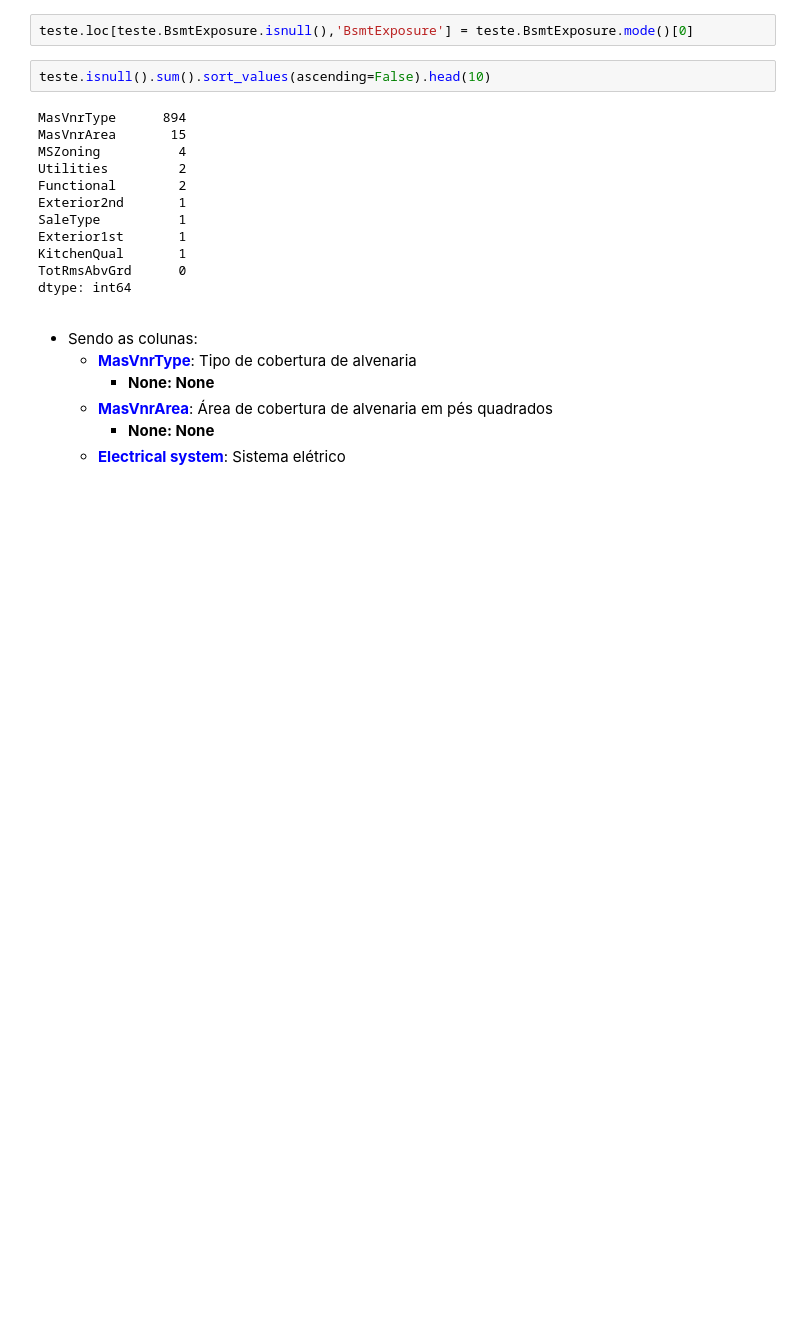
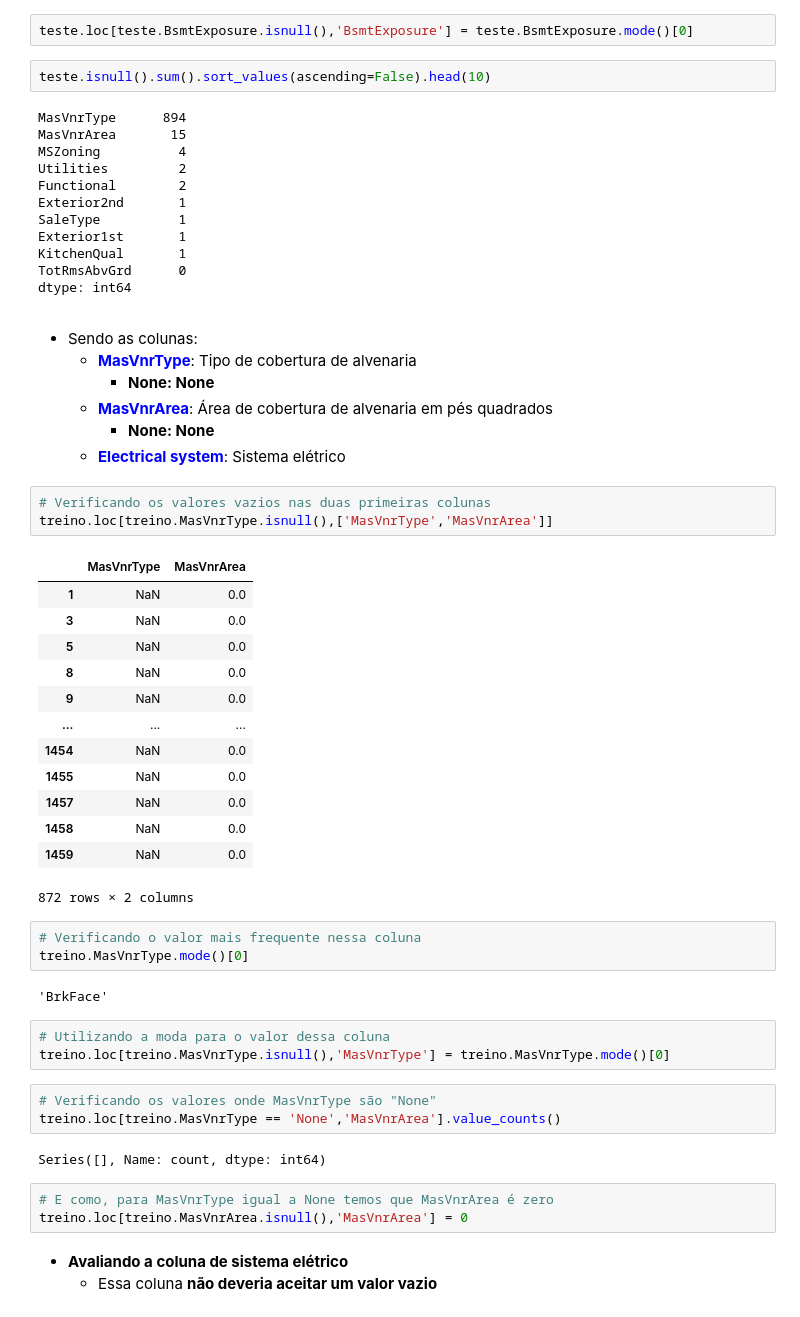
Before and after one commit to BraulioHermanson/Projeto_Housing_Avancado, a Jupyter notebook: Kagle_housing_limpeza.ipynb, the cells around one changed output. Drawn from its saved outputs; the diff is of its cells as text; blank space fills up the shorter version.

```diff
--- a/Kagle_housing_limpeza.ipynb
+++ b/Kagle_housing_limpeza.ipynb
@@ -679,3 +679,39 @@ dtype: int64
     - **<font color='blue'>MasVnrArea</font>**: Área de cobertura de alvenaria em pés quadrados
         - **None: None**
     - **<font color='blue'>Electrical system</font>**: Sistema elétrico
+# %%
+# Verificando os valores vazios nas duas primeiras colunas
+treino.loc[treino.MasVnrType.isnull(),['MasVnrType','MasVnrArea']]
+# %% [output]
+|  | MasVnrType | MasVnrArea |
+| 1 | NaN | 0.0 |
+| 3 | NaN | 0.0 |
+| 5 | NaN | 0.0 |
+| 8 | NaN | 0.0 |
+| 9 | NaN | 0.0 |
+| ... | ... | ... |
+| 1454 | NaN | 0.0 |
+| 1455 | NaN | 0.0 |
+| 1457 | NaN | 0.0 |
+| 1458 | NaN | 0.0 |
+| 1459 | NaN | 0.0 |
+872 rows × 2 columns
+# %%
+# Verificando o valor mais frequente nessa coluna
+treino.MasVnrType.mode()[0]
+# %% [output]
+'BrkFace'
+# %%
+# Utilizando a moda para o valor dessa coluna
+treino.loc[treino.MasVnrType.isnull(),'MasVnrType'] = treino.MasVnrType.mode()[0]
+# %%
+# Verificando os valores onde MasVnrType são "None"
+treino.loc[treino.MasVnrType == 'None','MasVnrArea'].value_counts()
+# %% [output]
+Series([], Name: count, dtype: int64)
+# %%
+# E como, para MasVnrType igual a None temos que MasVnrArea é zero
+treino.loc[treino.MasVnrArea.isnull(),'MasVnrArea'] = 0
+# %% [markdown]
+- **Avaliando a coluna de sistema elétrico**
+    - Essa coluna **não deveria aceitar um valor vazio**
```
Also changed, not shown: parts of 24 cells of this notebook.
